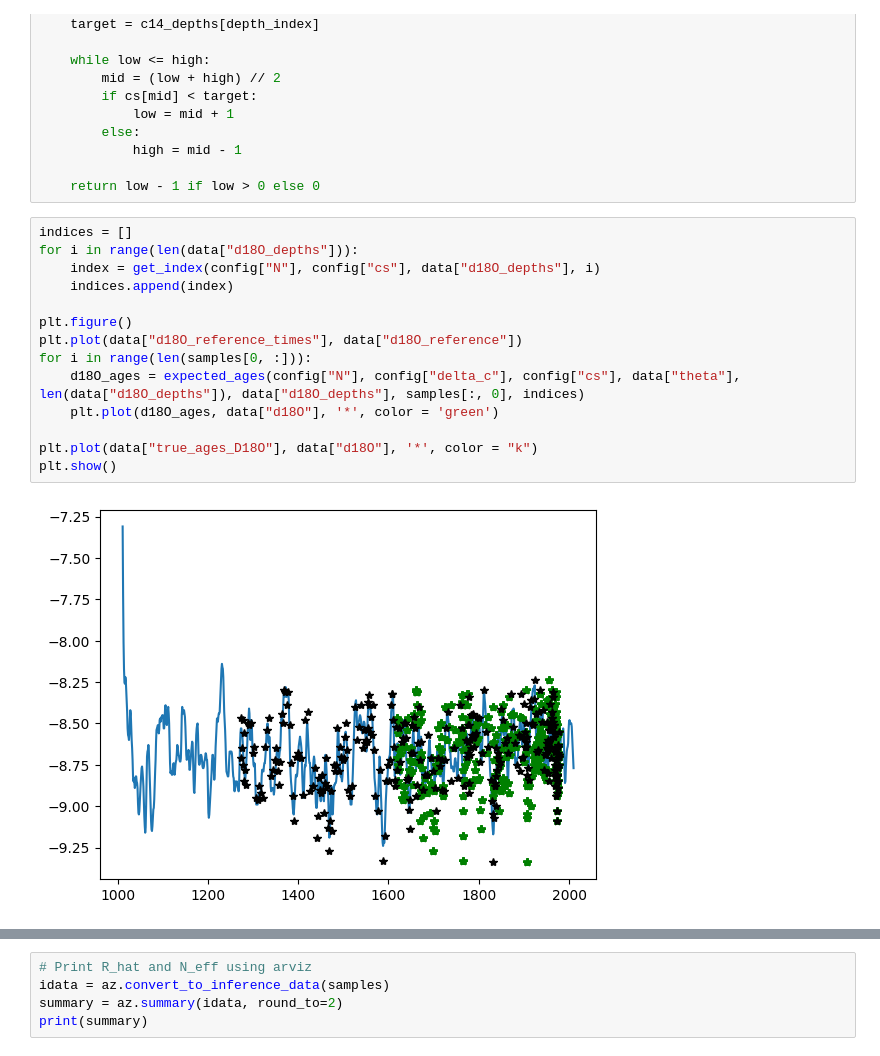
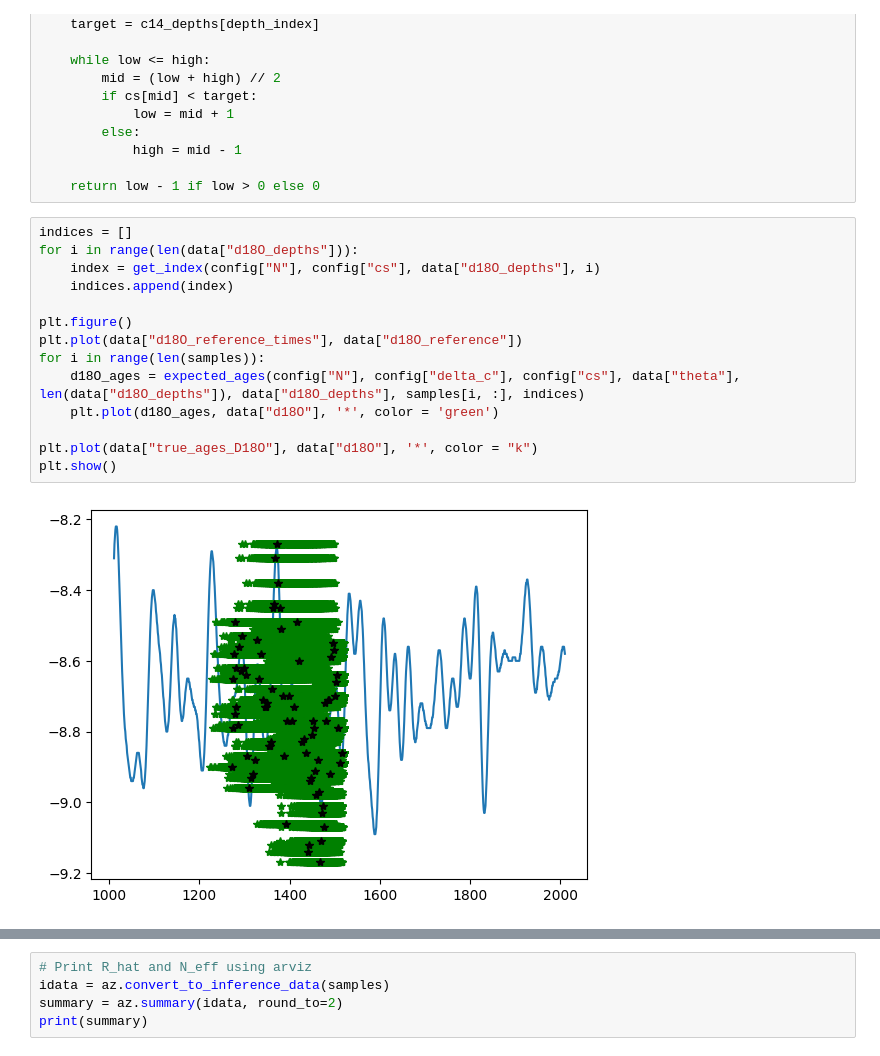
Before and after one commit to hannakjellson/Sampling-for-age-depth-modelling, a Jupyter notebook: python/src/age_depth_models/NS/plot.ipynb, the cells around one changed output, grey strips where cells are left out. Drawn from its saved outputs; the diff is of its cells as text.

```diff
--- a/python/src/age_depth_models/NS/plot.ipynb
+++ b/python/src/age_depth_models/NS/plot.ipynb
@@ -81,16 +81,16 @@ def get_index(N, cs, c14_depths, depth_index):
 # %%
 indices = []
 for i in range(len(data["d18O_depths"])):
     index = get_index(config["N"], config["cs"], data["d18O_depths"], i)
     indices.append(index)
 
 plt.figure()
 plt.plot(data["d18O_reference_times"], data["d18O_reference"])
-for i in range(len(samples[0, :])):
-    d18O_ages = expected_ages(config["N"], config["delta_c"], config["cs"], data["theta"], len(data["d18O_depths"]), data["d18O_depths"], samples[:, 0], indices)
+for i in range(len(samples)):
+    d18O_ages = expected_ages(config["N"], config["delta_c"], config["cs"], data["theta"], len(data["d18O_depths"]), data["d18O_depths"], samples[i, :], indices)
     plt.plot(d18O_ages, data["d18O"], '*', color = 'green')
 
 plt.plot(data["true_ages_D18O"], data["d18O"], '*', color = "k")
 plt.show()
 # %% [output]
-[figure, old version]
+[figure, new version]
```
Also changed, not shown: parts of 9 cells of this notebook, 1 other file.
